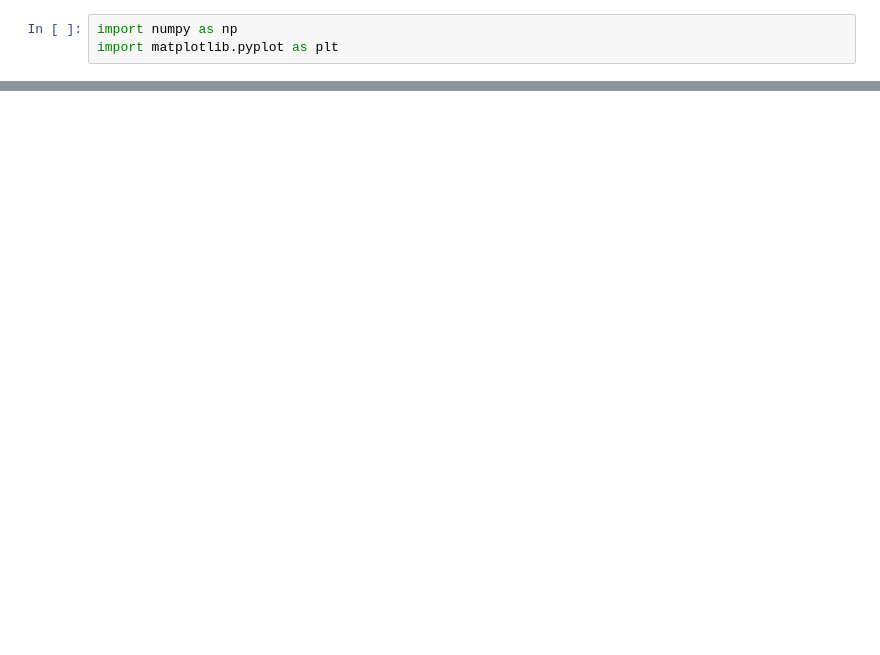
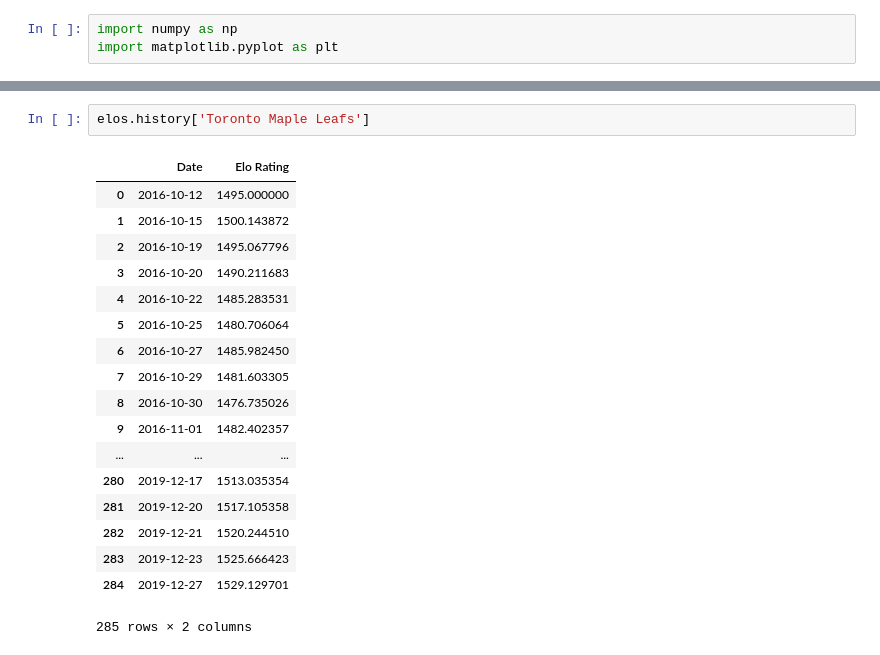
Before and after one commit to willseff/MSCI-436---NHL-Elo, a Jupyter notebook: NHL Elo.ipynb, the cells around one changed output, grey strips where cells are left out. Cells and saved outputs as stored; diff of their text form; blank space fills up the shorter version.

```diff
--- a/NHL Elo.ipynb
+++ b/NHL Elo.ipynb
@@ -577,0 +330,21 @@ print_args('Toronto',"montreal",'Canada')
+# %%
+elos.history['Toronto Maple Leafs']
+# %% [output]
+|  | Date | Elo Rating |
+| 0 | 2016-10-12 | 1495.000000 |
+| 1 | 2016-10-15 | 1500.143872 |
+| 2 | 2016-10-19 | 1495.067796 |
+| 3 | 2016-10-20 | 1490.211683 |
+| 4 | 2016-10-22 | 1485.283531 |
+| 5 | 2016-10-25 | 1480.706064 |
+| 6 | 2016-10-27 | 1485.982450 |
+| 7 | 2016-10-29 | 1481.603305 |
+| 8 | 2016-10-30 | 1476.735026 |
+| 9 | 2016-11-01 | 1482.402357 |
+| ... | ... | ... |
+| 280 | 2019-12-17 | 1513.035354 |
+| 281 | 2019-12-20 | 1517.105358 |
+| 282 | 2019-12-21 | 1520.244510 |
+| 283 | 2019-12-23 | 1525.666423 |
+| 284 | 2019-12-27 | 1529.129701 |
+285 rows × 2 columns
```
Also changed, not shown: parts of 84 cells of this notebook.
